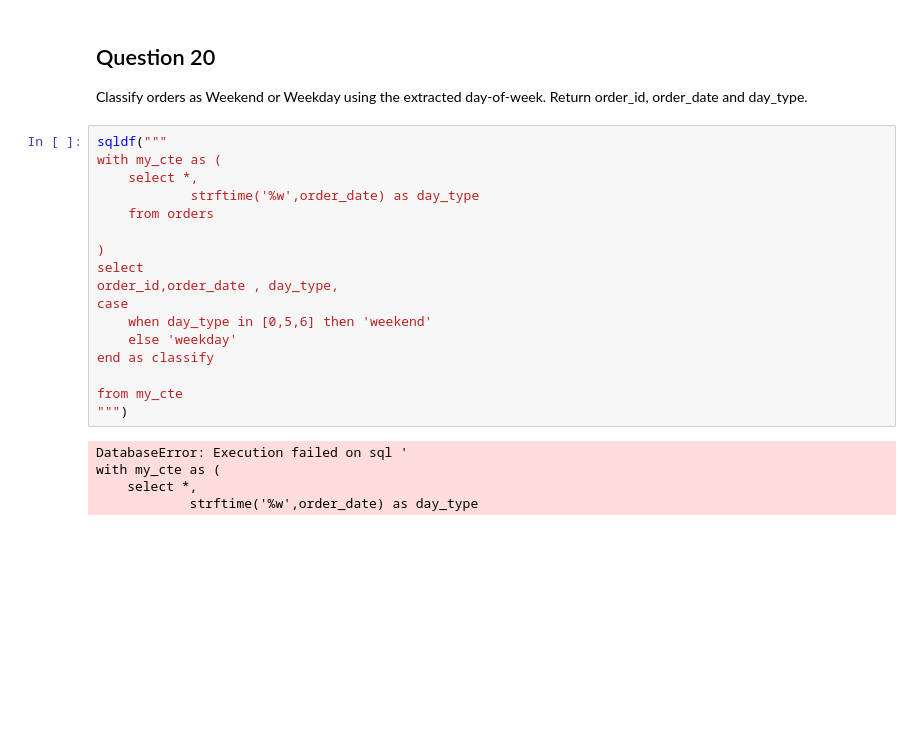
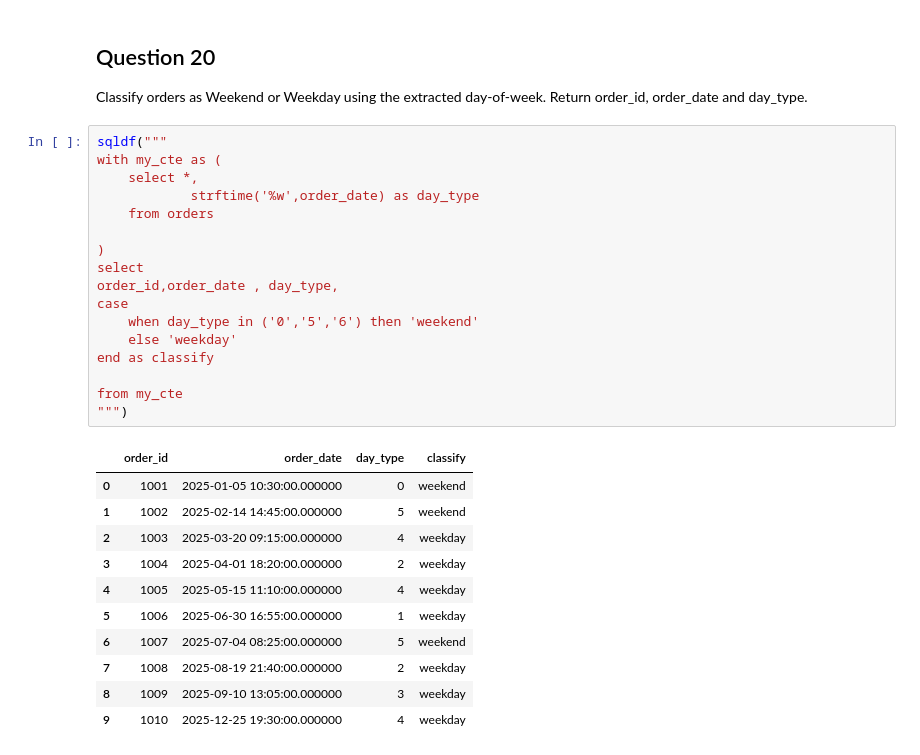
Before and after one commit to Daheemfarooqui/100daysof-sql, a Jupyter notebook: SQL_Practice_Day18_20_Basic_EXTRACT_Questions.ipynb, the cells around one changed output. Saved outputs shown, nothing was run; the diff lists cells and outputs as text; blank space fills up the shorter version.

```diff
--- a/SQL_Practice_Day18_20_Basic_EXTRACT_Questions.ipynb
+++ b/SQL_Practice_Day18_20_Basic_EXTRACT_Questions.ipynb
@@ -441,22 +441,29 @@ Classify orders as Weekend or Weekday using the extracted day-of-week. Return or
 # %%
 sqldf("""
 with my_cte as (
     select *,
             strftime('%w',order_date) as day_type
     from orders
 
 )
 select
 order_id,order_date , day_type,
 case
-    when day_type in [0,5,6] then 'weekend'
+    when day_type in ('0','5','6') then 'weekend'
     else 'weekday'
 end as classify
 
 from my_cte
 """)
 # %% [output]
-DatabaseError: Execution failed on sql '
-with my_cte as (
-    select *,
-            strftime('%w',order_date) as day_type
+|  | order_id | order_date | day_type | classify |
+| 0 | 1001 | 2025-01-05 10:30:00.000000 | 0 | weekend |
+| 1 | 1002 | 2025-02-14 14:45:00.000000 | 5 | weekend |
+| 2 | 1003 | 2025-03-20 09:15:00.000000 | 4 | weekday |
+| 3 | 1004 | 2025-04-01 18:20:00.000000 | 2 | weekday |
+| 4 | 1005 | 2025-05-15 11:10:00.000000 | 4 | weekday |
+| 5 | 1006 | 2025-06-30 16:55:00.000000 | 1 | weekday |
+| 6 | 1007 | 2025-07-04 08:25:00.000000 | 5 | weekend |
+| 7 | 1008 | 2025-08-19 21:40:00.000000 | 2 | weekday |
+| 8 | 1009 | 2025-09-10 13:05:00.000000 | 3 | weekday |
+| 9 | 1010 | 2025-12-25 19:30:00.000000 | 4 | weekday |
```
Also changed, not shown: 1 other file.
